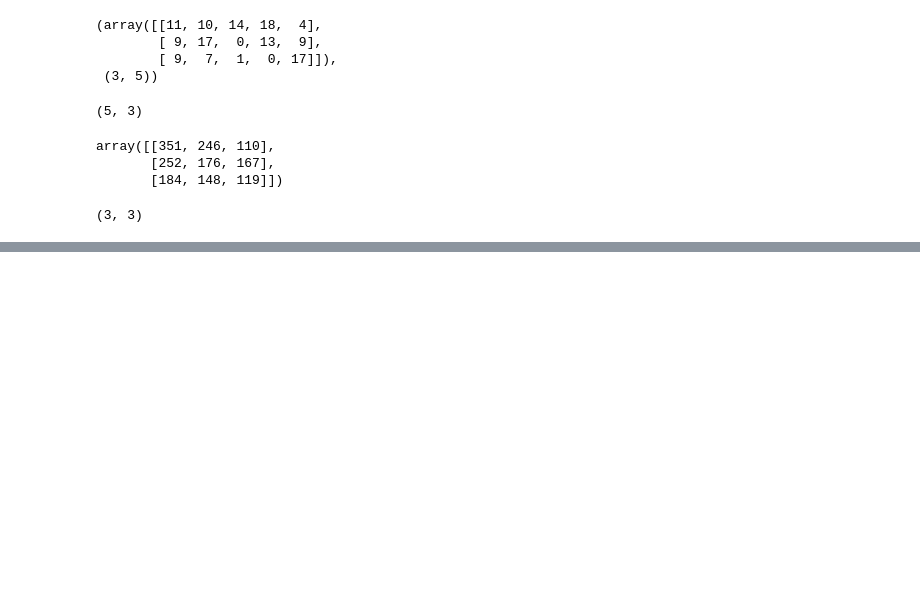
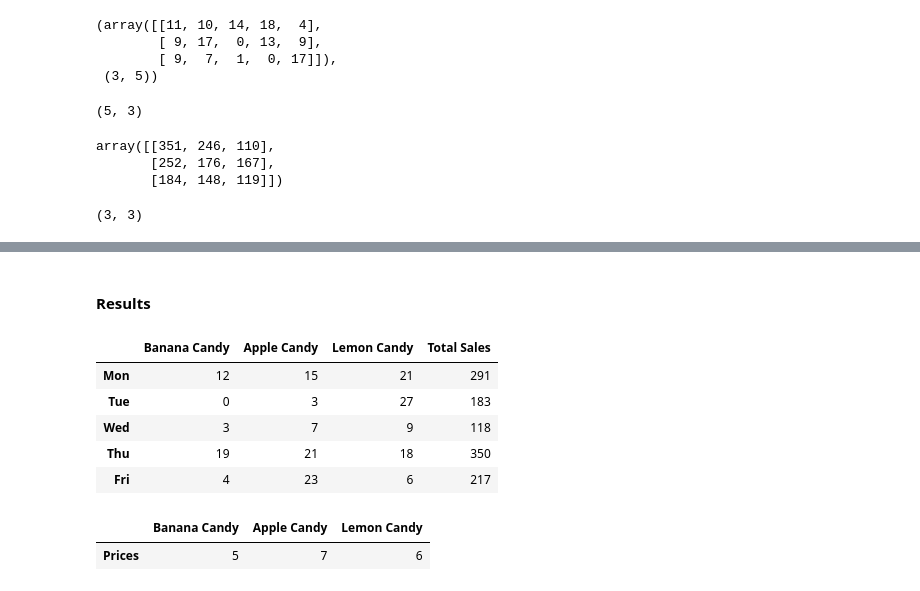
Before and after one commit to mebestaca/Path-to-Machine-Learning, a Jupyter notebook: Introduction to Numpy/Introduction to Numpy.ipynb, the cells around one changed output, grey strips where cells are left out. Cells and saved outputs as stored; diff of their text form; code cells hidden in the pictures; blank space fills up the shorter version.

Commit message:
Added candy shop example

```diff
--- a/Introduction to Numpy/Introduction to Numpy.ipynb
+++ b/Introduction to Numpy/Introduction to Numpy.ipynb
@@ -676,0 +679,4 @@ mat3.shape
+# %%
+np.random.seed(0)
+sales_amount = np.random.randint(30, size=(5,3))
+sales_amount
@@ -676,0 +689,3 @@ mat3.shape
+# %%
+prices = np.array([ 5, 7, 6])
+prices
@@ -676,0 +694,4 @@ mat3.shape
+# %%
+weekly_sales_df = pd.DataFrame(sales_amount, index=["Mon", "Tue", "Wed", "Thu", "Fri"],
+                              columns=["Banana Candy", "Apple Candy", "Lemon Candy"])
+weekly_sales_df
@@ -676,0 +719,3 @@ mat3.shape
+# %%
+total_sales = sales_amount.dot(prices.reshape(1, 3).T)
+total_sales
@@ -676,0 +742,17 @@ mat3.shape
+# %% [markdown]
+#### Results
+# %%
+weekly_sales_df["Total Sales"] = total_sales
+weekly_sales_df
+# %% [output]
+|  | Banana Candy | Apple Candy | Lemon Candy | Total Sales |
+| Mon | 12 | 15 | 21 | 291 |
+| Tue | 0 | 3 | 27 | 183 |
+| Wed | 3 | 7 | 9 | 118 |
+| Thu | 19 | 21 | 18 | 350 |
+| Fri | 4 | 23 | 6 | 217 |
+# %%
+prices_df
+# %% [output]
+|  | Banana Candy | Apple Candy | Lemon Candy |
+| Prices | 5 | 7 | 6 |
```
Also changed, not shown: parts of 13 cells of this notebook.
